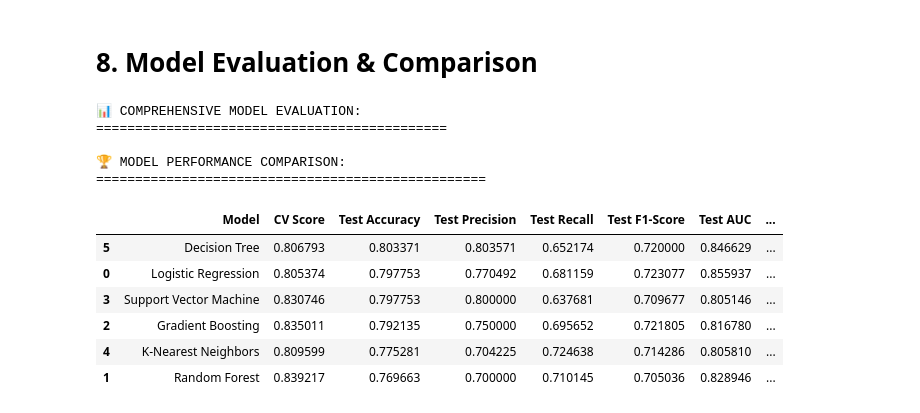
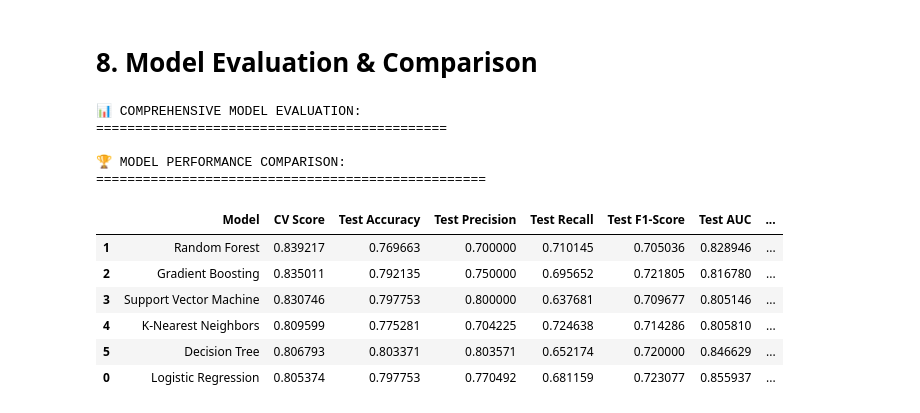
Before and after one commit to Clinton1029/Titanic_Survival_Prediction_ML, a Jupyter notebook: Titanic_Survival_Prediction_ML.ipynb, the cells around one changed output. Drawn from its saved outputs; the diff is of its cells as text; code cells hidden in the pictures.

Commit message:
Best model

```diff
--- a/Titanic_Survival_Prediction_ML.ipynb
+++ b/Titanic_Survival_Prediction_ML.ipynb
@@ -581,115 +581,39 @@ for name, model in models.items():
 # %%
 print("📊 COMPREHENSIVE MODEL EVALUATION:")
 print("=" * 45)
 
 # Create results dataframe
 results_list = []
 for name, metrics in trained_models.items():
     results_list.append({
         'Model': name,
         'CV Score': metrics['best_score'],
         'Test Accuracy': metrics['test_accuracy'],
         'Test Precision': metrics['test_precision'],
         'Test Recall': metrics['test_recall'],
         'Test F1-Score': metrics['test_f1'],
         'Test AUC': metrics['test_auc'] if metrics['test_auc'] is not None else 0,
         'Best Parameters': str(metrics['best_params'])
     })
 
 results_df = pd.DataFrame(results_list)
-results_df = results_df.sort_values('Test Accuracy', ascending=False)
+# CHANGE: Sort by CV Score (cross-validation accuracy) and then by Test Accuracy
+results_df = results_df.sort_values(['CV Score', 'Test Accuracy'], ascending=[False, False])
 
 # Display results
 print("\n🏆 MODEL PERFORMANCE COMPARISON:")
 print("=" * 50)
-display(results_df.style.background_gradient(cmap='Blues', subset=['Test Accuracy', 'Test F1-Score']))
-
-# %%
-# Visualize model comparison
-fig, axes = plt.subplots(2, 2, figsize=(20, 12))
-
-# 1. Accuracy Comparison
-models_names = results_df['Model']
-test_accuracy = results_df['Test Accuracy']
-cv_accuracy = results_df['CV Score']
-
-x = np.arange(len(models_names))
-width = 0.35
-
-axes[0,0].bar(x - width/2, cv_accuracy, width, label='CV Accuracy', alpha=0.8, color='skyblue')
-axes[0,0].bar(x + width/2, test_accuracy, width, label='Test Accuracy', alpha=0.8, color='lightcoral')
-axes[0,0].set_xlabel('Models')
-axes[0,0].set_ylabel('Accuracy')
-axes[0,0].set_title('Model Accuracy Comparison', fontweight='bold')
-axes[0,0].set_xticks(x)
-axes[0,0].set_xticklabels(models_names, rotation=45)
-axes[0,0].legend()
-axes[0,0].grid(True, alpha=0.3)
-
-# 2. Metrics Comparison
-metrics_to_plot = ['Test Accuracy', 'Test Precision', 'Test Recall', 'Test F1-Score']
-metrics_data = results_df[metrics_to_plot].values.T
-
-x = np.arange(len(models_names))
-width = 0.2
-
-for i, metric in enumerate(metrics_to_plot):
-    axes[0,1].bar(x + i*width, metrics_data[i], width, label=metric, alpha=0.8)
-
-axes[0,1].set_xlabel('Models')
-axes[0,1].set_ylabel('Score')
-axes[0,1].set_title('Detailed Metrics Comparison', fontweight='bold')
-axes[0,1].set_xticks(x + width*1.5)
-axes[0,1].set_xticklabels(models_names, rotation=45)
-axes[0,1].legend()
-axes[0,1].grid(True, alpha=0.3)
-
-# 3. Feature Importance (for Random Forest)
-best_rf_model = trained_models['Random Forest']['model']
-feature_importance = pd.DataFrame({
-    'feature': X_encoded.columns,
-    'importance': best_rf_model.feature_importances_
-}).sort_values('importance', ascending=True)
-
-axes[1,0].barh(feature_importance['feature'], feature_importance['importance'], color='teal')
-axes[1,0].set_xlabel('Feature Importance')
-axes[1,0].set_title('Random Forest Feature Importance', fontweight='bold')
-axes[1,0].grid(True, alpha=0.3)
-
-# 4. ROC Curves
-axes[1,1].plot([0, 1], [0, 1], 'k--', label='Random Classifier')
-for name, metrics in trained_models.items():
-    if metrics['test_auc'] is not None:
-        model = metrics['model']
-        if hasattr(model, "predict_proba"):
-            if name in ['Logistic Regression', 'Support Vector Machine', 'K-Nearest Neighbors']:
-                X_used = X_test_scaled
-            else:
-                X_used = X_test
-
-            y_pred_proba = model.predict_proba(X_used)[:, 1]
-            fpr, tpr, _ = roc_curve(y_test, y_pred_proba)
-            auc_score = roc_auc_score(y_test, y_pred_proba)
-            axes[1,1].plot(fpr, tpr, label=f'{name} (AUC = {auc_score:.3f})')
-
-axes[1,1].set_xlabel('False Positive Rate')
-axes[1,1].set_ylabel('True Positive Rate')
-axes[1,1].set_title('ROC Curves', fontweight='bold')
-axes[1,1].legend()
-axes[1,1].grid(True, alpha=0.3)
-
-plt.tight_layout()
-plt.show()
+display(results_df.style.background_gradient(cmap='Blues', subset=['CV Score', 'Test Accuracy', 'Test F1-Score']))
 # %% [output]
 📊 COMPREHENSIVE MODEL EVALUATION:
 =============================================
 
 🏆 MODEL PERFORMANCE COMPARISON:
 ==================================================
 |  | Model | CV Score | Test Accuracy | Test Precision | Test Recall | Test F1-Score | Test AUC | ... |
+| 1 | Random Forest | 0.839217 | 0.769663 | 0.700000 | 0.710145 | 0.705036 | 0.828946 | ... |
+| 2 | Gradient Boosting | 0.835011 | 0.792135 | 0.750000 | 0.695652 | 0.721805 | 0.816780 | ... |
+| 3 | Support Vector Machine | 0.830746 | 0.797753 | 0.800000 | 0.637681 | 0.709677 | 0.805146 | ... |
+| 4 | K-Nearest Neighbors | 0.809599 | 0.775281 | 0.704225 | 0.724638 | 0.714286 | 0.805810 | ... |
 | 5 | Decision Tree | 0.806793 | 0.803371 | 0.803571 | 0.652174 | 0.720000 | 0.846629 | ... |
 | 0 | Logistic Regression | 0.805374 | 0.797753 | 0.770492 | 0.681159 | 0.723077 | 0.855937 | ... |
-| 3 | Support Vector Machine | 0.830746 | 0.797753 | 0.800000 | 0.637681 | 0.709677 | 0.805146 | ... |
-| 2 | Gradient Boosting | 0.835011 | 0.792135 | 0.750000 | 0.695652 | 0.721805 | 0.816780 | ... |
-| 4 | K-Nearest Neighbors | 0.809599 | 0.775281 | 0.704225 | 0.724638 | 0.714286 | 0.805810 | ... |
-| 1 | Random Forest | 0.839217 | 0.769663 | 0.700000 | 0.710145 | 0.705036 | 0.828946 | ... |
```
Also changed, not shown: parts of 3 cells of this notebook.
